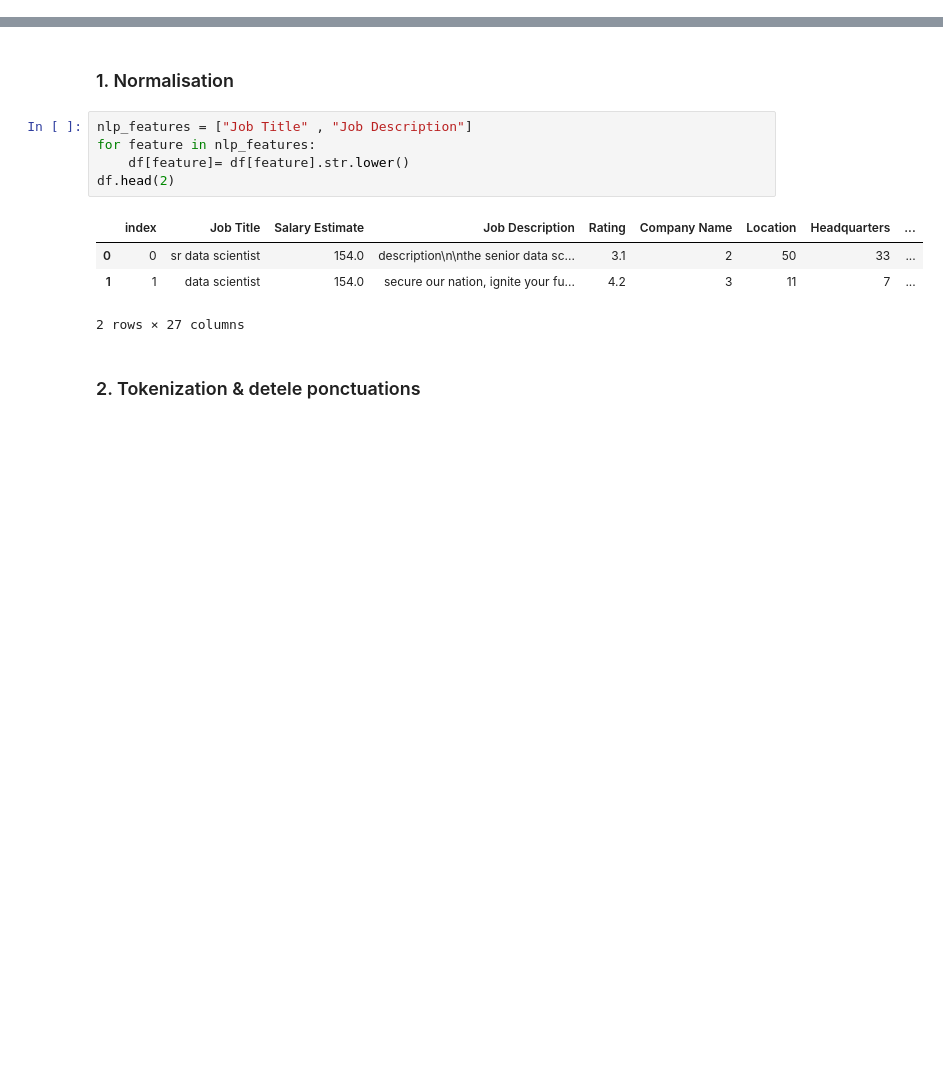
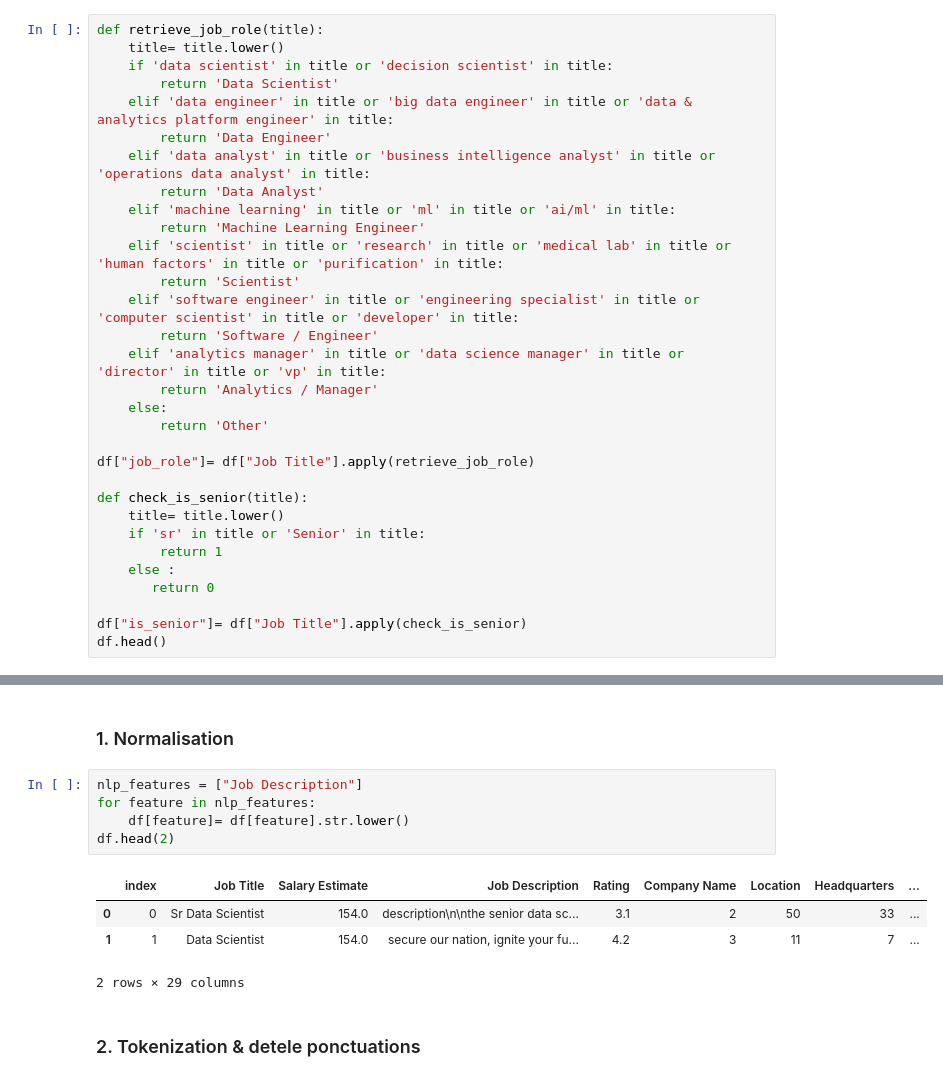
Before and after one commit to Maryemelb/rh-pulze-azure, a Jupyter notebook: backend/app/ml/Nootbook/eda.ipynb, the cells around one changed output, grey strips where cells are left out. Cells and saved outputs as stored; diff of their text form; blank space fills up the shorter version.

```diff
--- a/backend/app/ml/Nootbook/eda.ipynb
+++ b/backend/app/ml/Nootbook/eda.ipynb
@@ -272,0 +327,31 @@ Name: count, dtype: Int64
+# %%
+def retrieve_job_role(title):
+    title= title.lower()
+    if 'data scientist' in title or 'decision scientist' in title:
+        return 'Data Scientist'
+    elif 'data engineer' in title or 'big data engineer' in title or 'data & analytics platform engineer' in title:
+        return 'Data Engineer'
+    elif 'data analyst' in title or 'business intelligence analyst' in title or 'operations data analyst' in title:
+        return 'Data Analyst'
+    elif 'machine learning' in title or 'ml' in title or 'ai/ml' in title:
+        return 'Machine Learning Engineer'
+    elif 'scientist' in title or 'research' in title or 'medical lab' in title or 'human factors' in title or 'purification' in title:
+        return 'Scientist'
+    elif 'software engineer' in title or 'engineering specialist' in title or 'computer scientist' in title or 'developer' in title:
+        return 'Software / Engineer'
+    elif 'analytics manager' in title or 'data science manager' in title or 'director' in title or 'vp' in title:
+        return 'Analytics / Manager'
+    else:
+        return 'Other'
+
+df["job_role"]= df["Job Title"].apply(retrieve_job_role)
+
+def check_is_senior(title):
+    title= title.lower()
+    if 'sr' in title or 'Senior' in title:
+        return 1
+    else :
+       return 0
+
+df["is_senior"]= df["Job Title"].apply(check_is_senior)
+df.head()
@@ -471,15 +591,15 @@ Series([], Name: Founded, dtype: float64)
 # %% [markdown]
 ### 1. Normalisation
 # %%
-nlp_features = ["Job Title" , "Job Description"]
+nlp_features = ["Job Description"]
 for feature in nlp_features:
     df[feature]= df[feature].str.lower()
 df.head(2)
 # %% [output]
 |  | index | Job Title | Salary Estimate | Job Description | Rating | Company Name | Location | Headquarters | ... |
-| 0 | 0 | sr data scientist | 154.0 | description\n\nthe senior data sc... | 3.1 | 2 | 50 | 33 | ... |
-| 1 | 1 | data scientist | 154.0 | secure our nation, ignite your fu... | 4.2 | 3 | 11 | 7 | ... |
+| 0 | 0 | Sr Data Scientist | 154.0 | description\n\nthe senior data sc... | 3.1 | 2 | 50 | 33 | ... |
+| 1 | 1 | Data Scientist | 154.0 | secure our nation, ignite your fu... | 4.2 | 3 | 11 | 7 | ... |
-2 rows × 27 columns
+2 rows × 29 columns
 # %% [markdown]
 ###  2. Tokenization & detele ponctuations
 # %%
```
Also changed, not shown: parts of 15 cells of this notebook, 2 other files.
